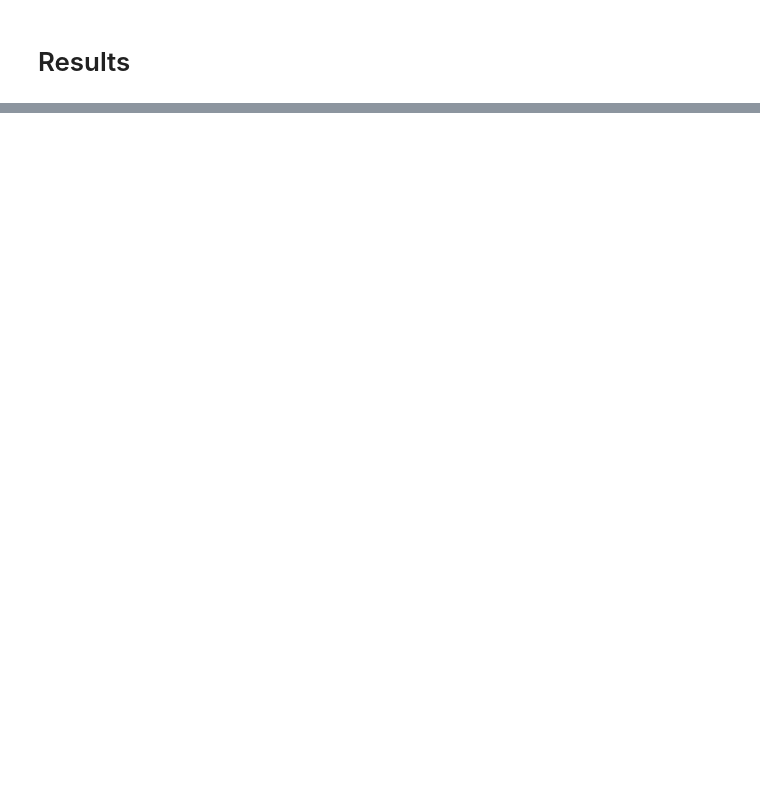
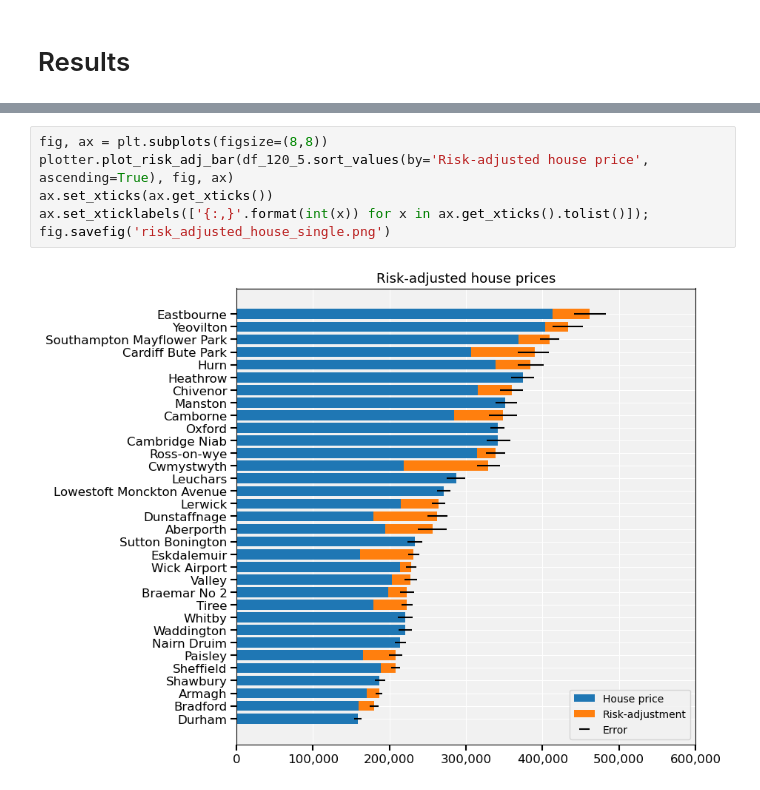
Before and after one commit to GallowayJ/eva, a Jupyter notebook: ExtremeValueAnalysis.ipynb, the cells around one changed output, grey strips where cells are left out. Drawn from its saved outputs; the diff is of its cells as text; blank space fills up the shorter version.

```diff
--- a/ExtremeValueAnalysis.ipynb
+++ b/ExtremeValueAnalysis.ipynb
@@ -581,0 +337,8 @@ fig.suptitle(site_name, fontsize=fontsize*1.3);
+# %%
+fig, ax = plt.subplots(figsize=(8,8))
+plotter.plot_risk_adj_bar(df_120_5.sort_values(by='Risk-adjusted house price', ascending=True), fig, ax)
+ax.set_xticks(ax.get_xticks())
+ax.set_xticklabels(['{:,}'.format(int(x)) for x in ax.get_xticks().tolist()]);
+fig.savefig('risk_adjusted_house_single.png')
+# %% [output]
+[figure, added]
```
Also changed, not shown: parts of 76 cells of this notebook.
